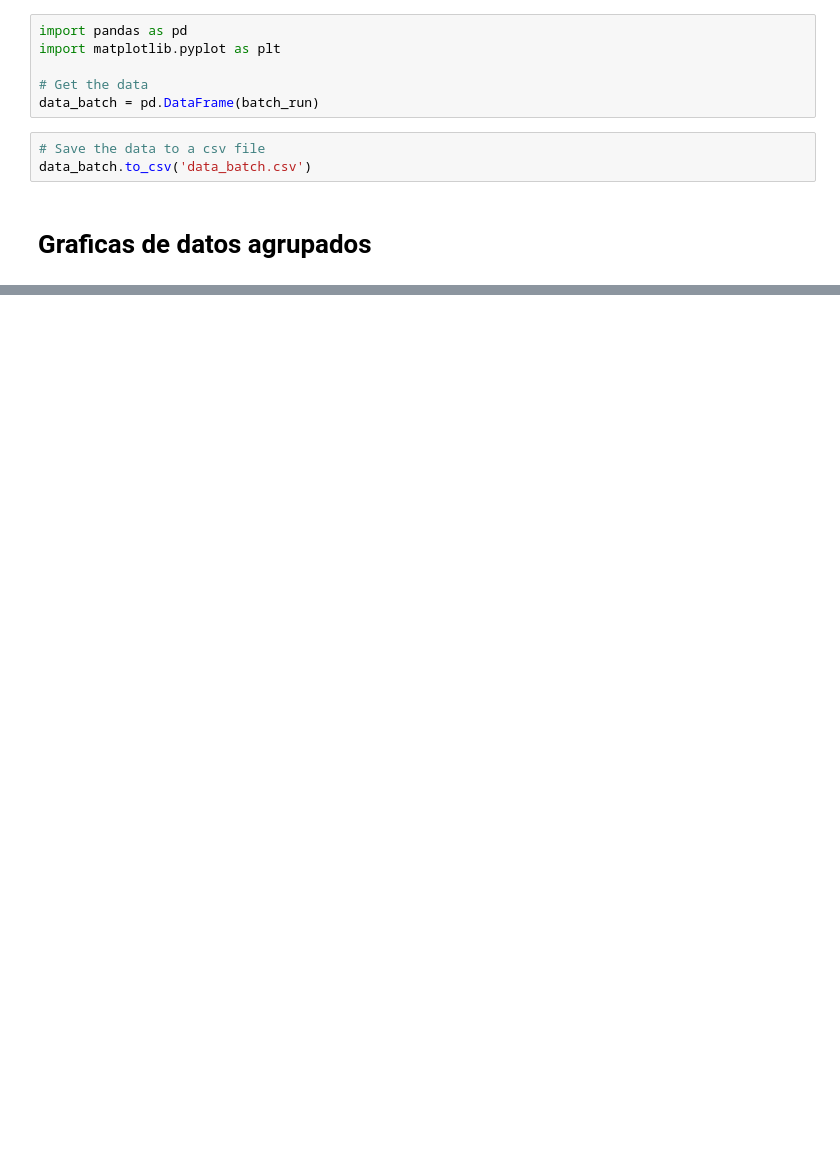
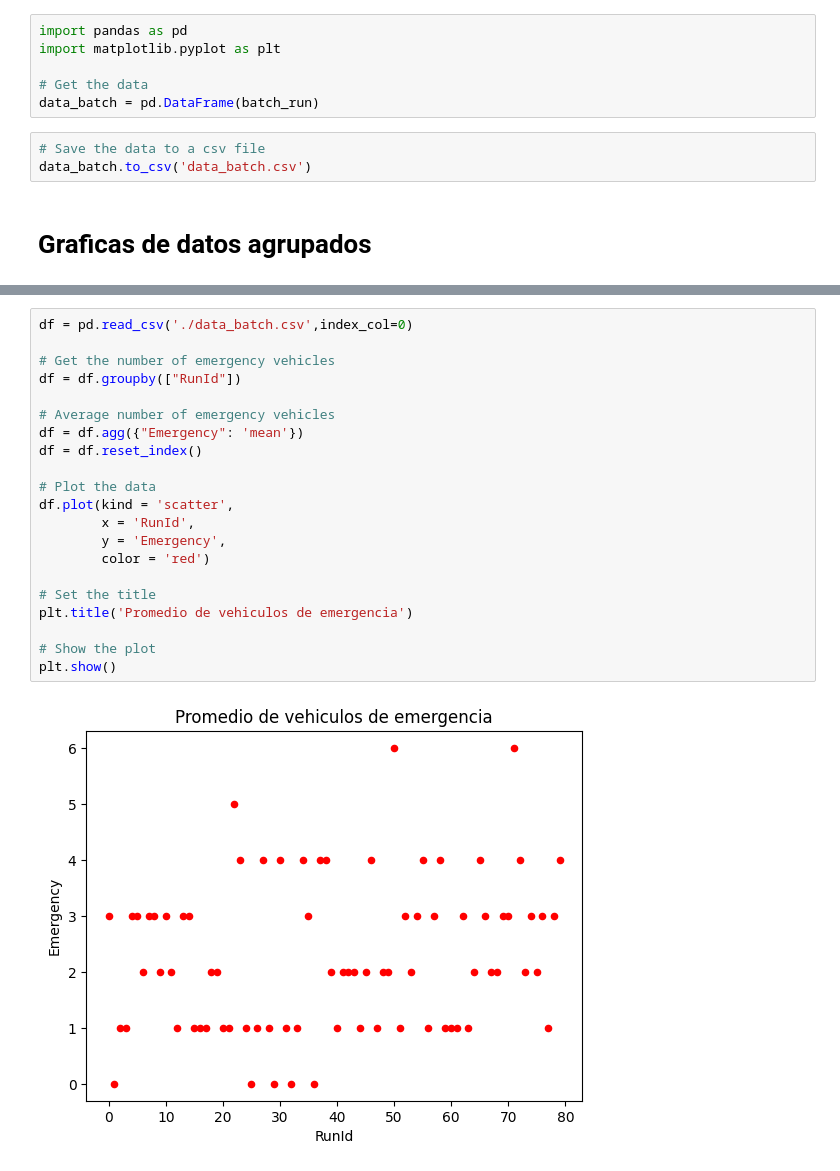
Before and after one commit to sofhdez/multiagentes-mesa, a Jupyter notebook: reto/interseccion/prueba.ipynb, the cells around one changed output, grey strips where cells are left out. Drawn from its saved outputs; the diff is of its cells as text; blank space fills up the shorter version.

```diff
--- a/reto/interseccion/prueba.ipynb
+++ b/reto/interseccion/prueba.ipynb
@@ -148,2 +137,25 @@ plt.show()
+# %%
+df = pd.read_csv('./data_batch.csv',index_col=0)
+
+# Get the number of emergency vehicles
+df = df.groupby(["RunId"])
+
+# Average number of emergency vehicles
+df = df.agg({"Emergency": 'mean'})
+df = df.reset_index()
+
+# Plot the data
+df.plot(kind = 'scatter',
+        x = 'RunId',
+        y = 'Emergency',
+        color = 'red')
+
+# Set the title
+plt.title('Promedio de vehiculos de emergencia')
+
+# Show the plot
+plt.show()
+# %% [output]
+[figure, added]
 # %%
 df = pd.read_csv('./data_batch.csv',index_col=0)
```
Also changed, not shown: parts of 10 cells of this notebook, 2 other files.
